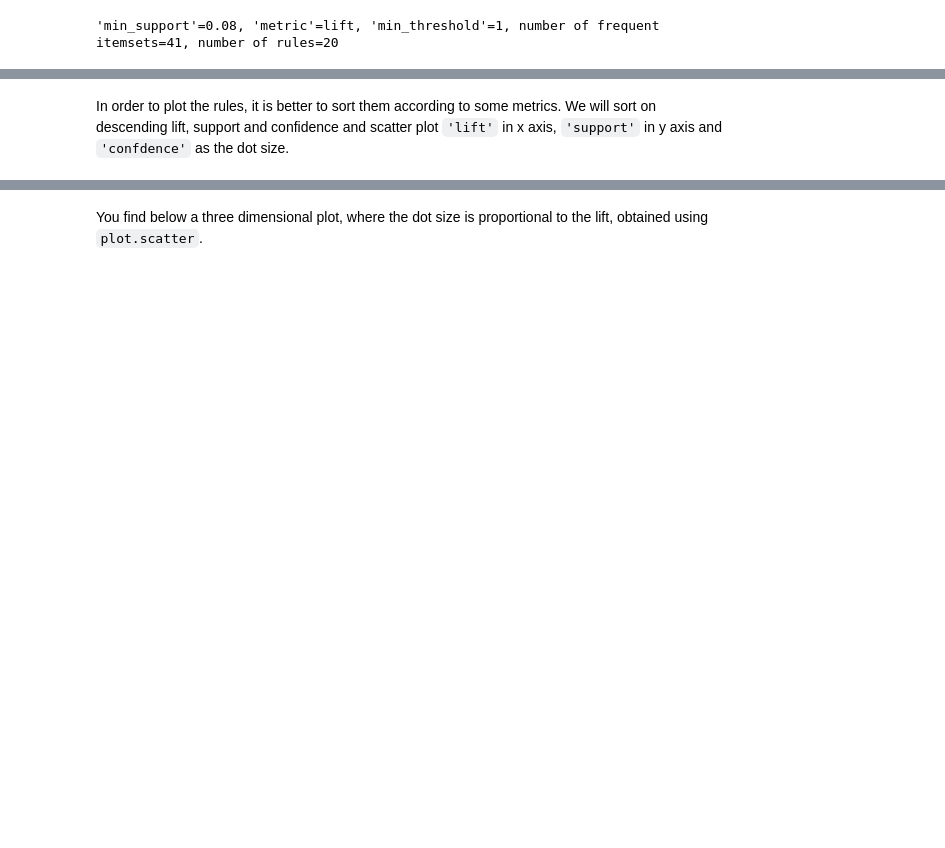
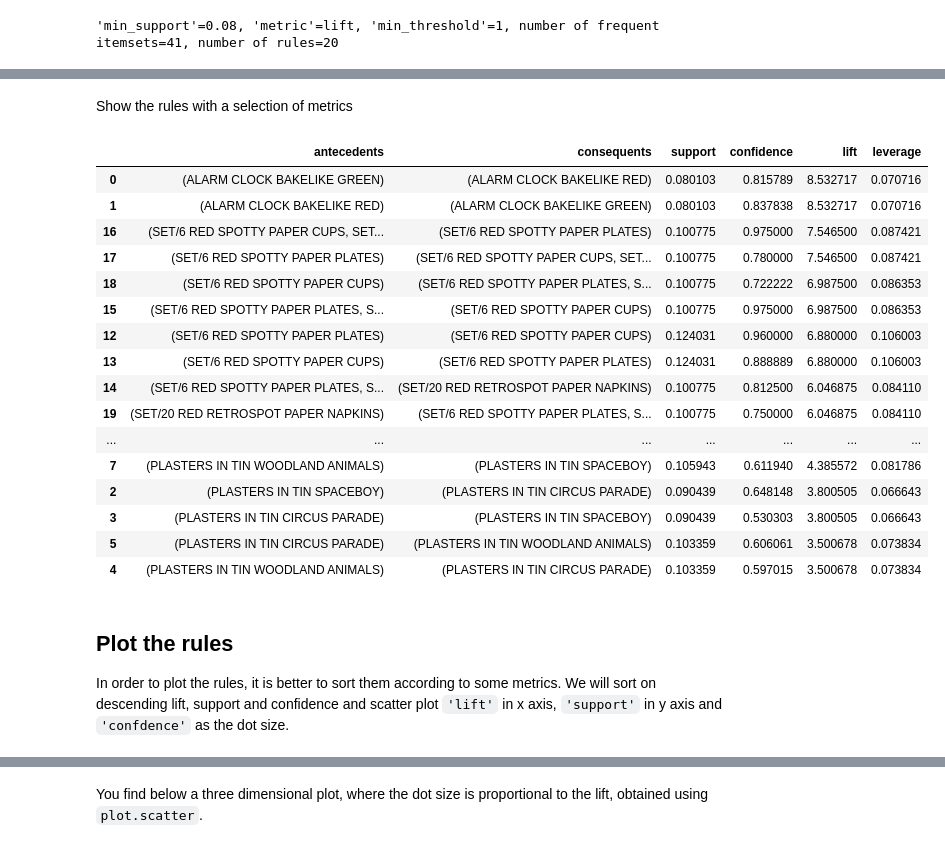
Before and after one commit to andreacondanna/BBS_Machine_Learning_public, a Jupyter notebook: Lab-Association-rules/lab7-association-rules.ipynb, the cells around one changed output, grey strips where cells are left out. Drawn from its saved outputs; the diff is of its cells as text; code cells hidden in the pictures; blank space fills up the shorter version.

```diff
--- a/Lab-Association-rules/lab7-association-rules.ipynb
+++ b/Lab-Association-rules/lab7-association-rules.ipynb
@@ -245,4 +308,30 @@ rules
+# %% [markdown]
+Show the rules with a selection of metrics
+# %%
+rules.drop(['antecedent support','consequent support','representativity'
+            ,'conviction','zhangs_metric','kulczynski','jaccard'
+            ,'certainty','representativity'],axis=1)\
+                .sort_values(by='lift', ascending=False)#.head(10)
+# %% [output]
+|  | antecedents | consequents | support | confidence | lift | leverage |
+| 0 | (ALARM CLOCK BAKELIKE GREEN) | (ALARM CLOCK BAKELIKE RED) | 0.080103 | 0.815789 | 8.532717 | 0.070716 |
+| 1 | (ALARM CLOCK BAKELIKE RED) | (ALARM CLOCK BAKELIKE GREEN) | 0.080103 | 0.837838 | 8.532717 | 0.070716 |
+| 16 | (SET/6 RED SPOTTY PAPER CUPS, SET... | (SET/6 RED SPOTTY PAPER PLATES) | 0.100775 | 0.975000 | 7.546500 | 0.087421 |
+| 17 | (SET/6 RED SPOTTY PAPER PLATES) | (SET/6 RED SPOTTY PAPER CUPS, SET... | 0.100775 | 0.780000 | 7.546500 | 0.087421 |
+| 18 | (SET/6 RED SPOTTY PAPER CUPS) | (SET/6 RED SPOTTY PAPER PLATES, S... | 0.100775 | 0.722222 | 6.987500 | 0.086353 |
+| 15 | (SET/6 RED SPOTTY PAPER PLATES, S... | (SET/6 RED SPOTTY PAPER CUPS) | 0.100775 | 0.975000 | 6.987500 | 0.086353 |
+| 12 | (SET/6 RED SPOTTY PAPER PLATES) | (SET/6 RED SPOTTY PAPER CUPS) | 0.124031 | 0.960000 | 6.880000 | 0.106003 |
+| 13 | (SET/6 RED SPOTTY PAPER CUPS) | (SET/6 RED SPOTTY PAPER PLATES) | 0.124031 | 0.888889 | 6.880000 | 0.106003 |
+| 14 | (SET/6 RED SPOTTY PAPER PLATES, S... | (SET/20 RED RETROSPOT PAPER NAPKINS) | 0.100775 | 0.812500 | 6.046875 | 0.084110 |
+| 19 | (SET/20 RED RETROSPOT PAPER NAPKINS) | (SET/6 RED SPOTTY PAPER PLATES, S... | 0.100775 | 0.750000 | 6.046875 | 0.084110 |
+| ... | ... | ... | ... | ... | ... | ... |
+| 7 | (PLASTERS IN TIN WOODLAND ANIMALS) | (PLASTERS IN TIN SPACEBOY) | 0.105943 | 0.611940 | 4.385572 | 0.081786 |
+| 2 | (PLASTERS IN TIN SPACEBOY) | (PLASTERS IN TIN CIRCUS PARADE) | 0.090439 | 0.648148 | 3.800505 | 0.066643 |
+| 3 | (PLASTERS IN TIN CIRCUS PARADE) | (PLASTERS IN TIN SPACEBOY) | 0.090439 | 0.530303 | 3.800505 | 0.066643 |
+| 5 | (PLASTERS IN TIN CIRCUS PARADE) | (PLASTERS IN TIN WOODLAND ANIMALS) | 0.103359 | 0.606061 | 3.500678 | 0.073834 |
+| 4 | (PLASTERS IN TIN WOODLAND ANIMALS) | (PLASTERS IN TIN CIRCUS PARADE) | 0.103359 | 0.597015 | 3.500678 | 0.073834 |
 # %% [markdown]
+## Plot the rules
 In order to plot the rules, it is better to sort them according to some metrics.
 We will sort on descending lift, support and confidence and scatter plot `'lift'` in x axis, `'support'` in y axis and `'confdence'` as the dot size.
 # %%
```
Also changed, not shown: parts of 31 cells of this notebook, 1 other file.
